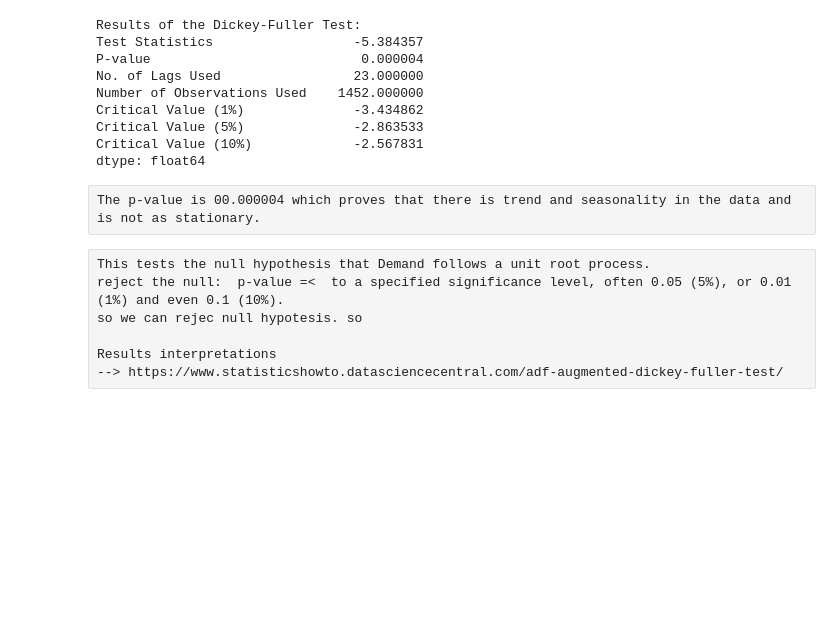
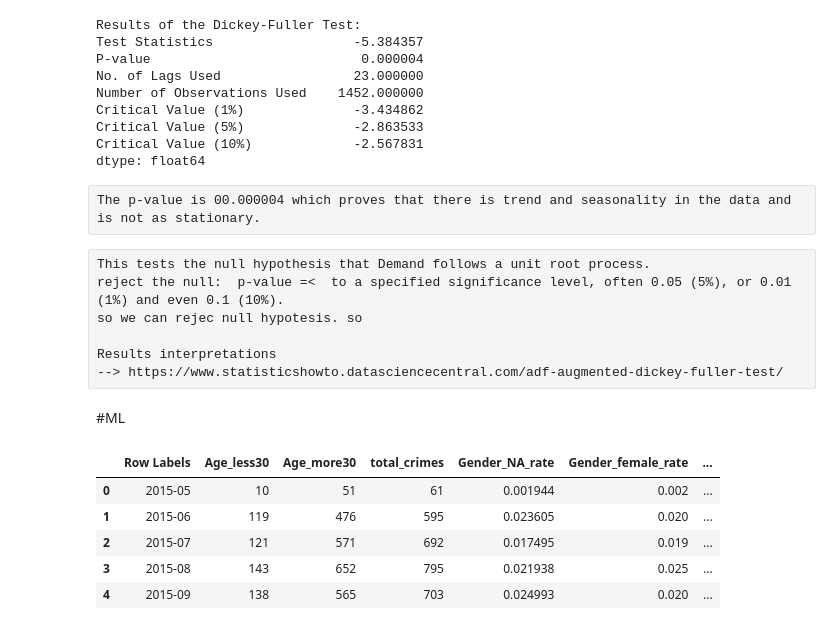
Before and after one commit to cynthiahuallanca/Miami_Crime_2019, a Jupyter notebook: ML1_Dickey-Fuller Test.ipynb, the cells around one changed output. Drawn from its saved outputs; the diff is of its cells as text; code cells hidden in the pictures; blank space fills up the shorter version.

```diff
--- a/Machine_Learning.ipynb
+++ b/ML1_Dickey-Fuller Test.ipynb
@@ -174,3 +175,5 @@ so we can rejec null hypotesis. so
 
 Results interpretations
 --> https://www.statisticshowto.datasciencecentral.com/adf-augmented-dickey-fuller-test/
+# %% [markdown]
+#ML
@@ -176,0 +190,10 @@ Results interpretations
+# %%
+df_ml = pd.read_csv('Resources/ML_test2.csv')
+df_ml.head()
+# %% [output]
+|  | Row Labels | Age_less30 | Age_more30 | total_crimes | Gender_NA_rate | Gender_female_rate | ... |
+| 0 | 2015-05 | 10 | 51 | 61 | 0.001944 | 0.002 | ... |
+| 1 | 2015-06 | 119 | 476 | 595 | 0.023605 | 0.020 | ... |
+| 2 | 2015-07 | 121 | 571 | 692 | 0.017495 | 0.019 | ... |
+| 3 | 2015-08 | 143 | 652 | 795 | 0.021938 | 0.025 | ... |
+| 4 | 2015-09 | 138 | 565 | 703 | 0.024993 | 0.020 | ... |
```
Also changed, not shown: parts of 33 cells of this notebook, 3 other files.
